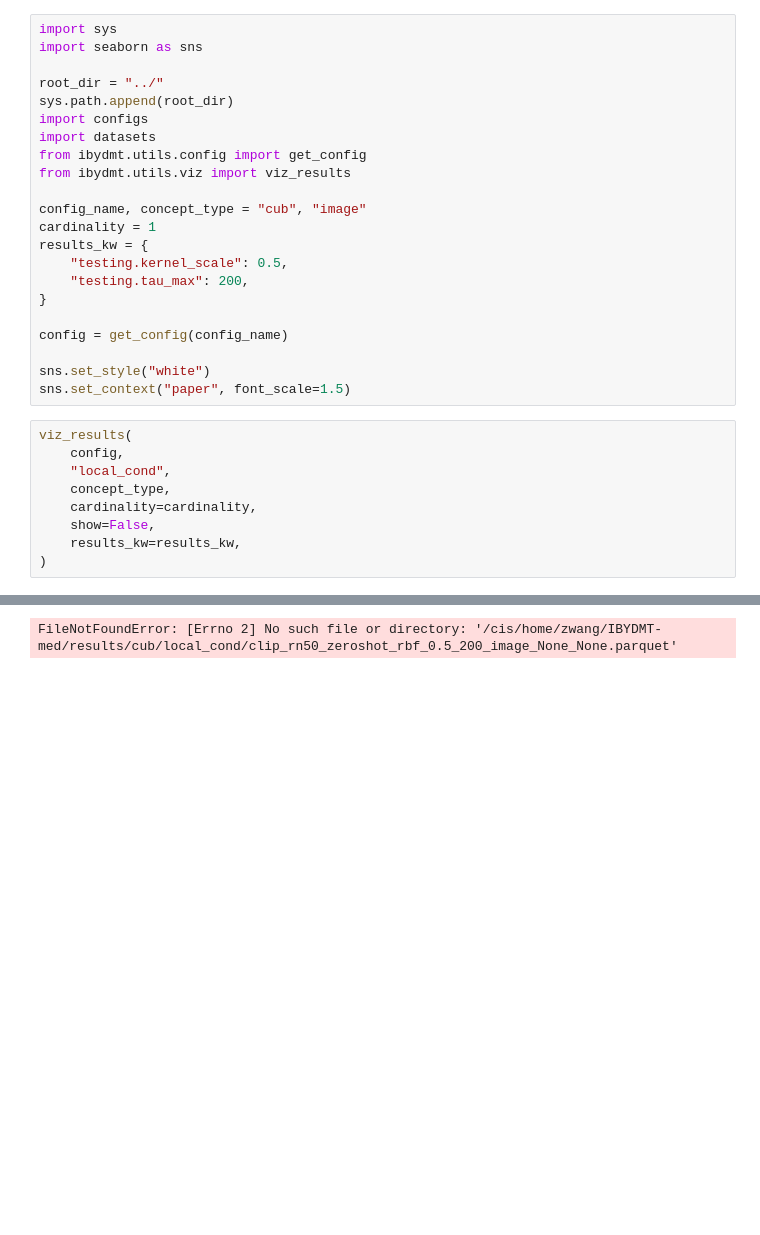
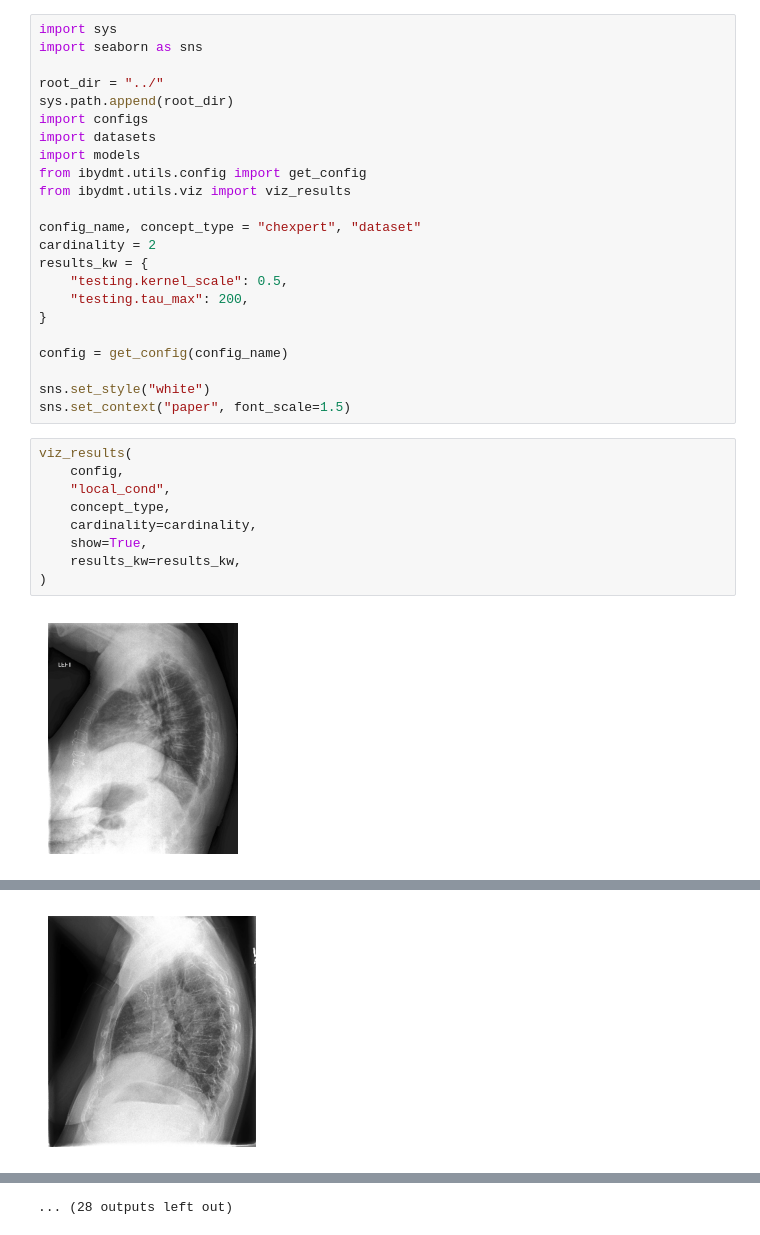
Before and after one commit to JasmineZhen218/IBYDMT-med, a Jupyter notebook: notebooks/viz_local_results.ipynb, the cells around one changed output, grey strips where cells are left out. Drawn from its saved outputs; the diff is of its cells as text; blank space fills up the shorter version.

```diff
--- a/notebooks/viz_local_results.ipynb
+++ b/notebooks/viz_local_results.ipynb
@@ -6,11 +6,12 @@ root_dir = "../"
 sys.path.append(root_dir)
 import configs
 import datasets
+import models
 from ibydmt.utils.config import get_config
 from ibydmt.utils.viz import viz_results
 
-config_name, concept_type = "cub", "image"
-cardinality = 1
+config_name, concept_type = "chexpert", "dataset"
+cardinality = 2
 results_kw = {
     "testing.kernel_scale": 0.5,
     "testing.tau_max": 200,
@@ -23,10 +24,11 @@ sns.set_context("paper", font_scale=1.5)
 # %%
 viz_results(
     config,
     "local_cond",
     concept_type,
     cardinality=cardinality,
-    show=False,
+    show=True,
     results_kw=results_kw,
 )
 # %% [output]
+[figure, added]
@@ -32,0 +36 @@ viz_results(
+[figure, added]
@@ -33 +46 @@ viz_results(
-FileNotFoundError: [Errno 2] No such file or directory: '/cis/home/zwang/IBYDMT-med/results/cub/local_cond/clip_rn50_zeroshot_rbf_0.5_200_image_None_None.parquet'
+... (28 outputs left out)
```
Also changed, not shown: parts of 1 cell of this notebook, 28 other files.
